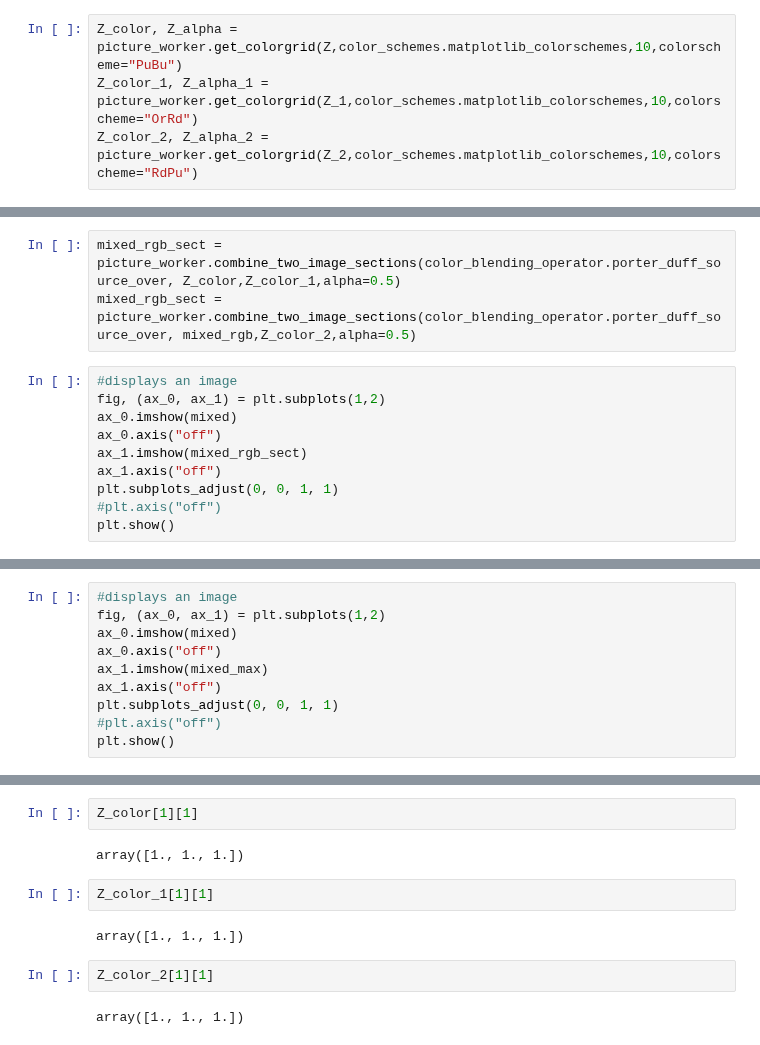
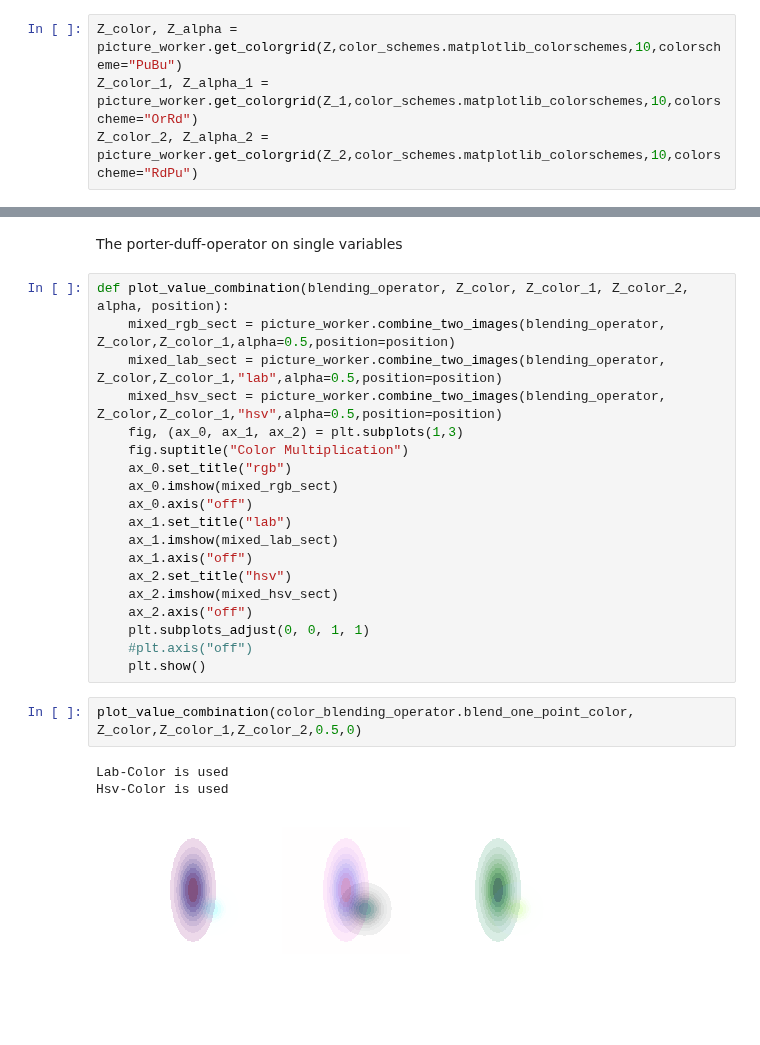
Before and after one commit to asver12/contour-maps-visualization, a Jupyter notebook: matplotlib-colorschemes-comparing-lab-rgb-porter-duff-operator.ipynb, the cells around one changed output, grey strips where cells are left out. Drawn from its saved outputs; the diff is of its cells as text; blank space fills up the shorter version.

Commit message:
added composing based on distribution values

```diff
--- a/matplotlib-colorschemes-comparing-lab-rgb-porter-duff-operator.ipynb
+++ b/matplotlib-colorschemes-comparing-lab-rgb-porter-duff-operator.ipynb
@@ -84,13 +106,0 @@ plt.show()
-# %%
-mixed_rgb_sect = picture_worker.combine_two_image_sections(color_blending_operator.porter_duff_source_over, Z_color,Z_color_1,alpha=0.5)
-mixed_rgb_sect = picture_worker.combine_two_image_sections(color_blending_operator.porter_duff_source_over, mixed_rgb,Z_color_2,alpha=0.5)
-# %%
-#displays an image
-fig, (ax_0, ax_1) = plt.subplots(1,2)
-ax_0.imshow(mixed)
-ax_0.axis("off")
-ax_1.imshow(mixed_rgb_sect)
-ax_1.axis("off")
-plt.subplots_adjust(0, 0, 1, 1)
-#plt.axis("off")
-plt.show()
@@ -102,10 +106,0 @@ mixed_max, _ = picture_worker.combine_two_image_max(mixed_max,z_new,Z_color_2,Z_
-# %%
-#displays an image
-fig, (ax_0, ax_1) = plt.subplots(1,2)
-ax_0.imshow(mixed)
-ax_0.axis("off")
-ax_1.imshow(mixed_max)
-ax_1.axis("off")
-plt.subplots_adjust(0, 0, 1, 1)
-#plt.axis("off")
-plt.show()
@@ -120,12 +107,27 @@ array([0., 0., 1.])
-# %%
-Z_color[1][1]
-# %% [output]
-array([1., 1., 1.])
-# %%
-Z_color_1[1][1]
-# %% [output]
-array([1., 1., 1.])
-# %%
-Z_color_2[1][1]
-# %% [output]
-array([1., 1., 1.])
+# %% [markdown]
+The porter-duff-operator on single variables
+# %%
+def plot_value_combination(blending_operator, Z_color, Z_color_1, Z_color_2, alpha, position):
+    mixed_rgb_sect = picture_worker.combine_two_images(blending_operator, Z_color,Z_color_1,alpha=0.5,position=position)
+    mixed_lab_sect = picture_worker.combine_two_images(blending_operator, Z_color,Z_color_1,"lab",alpha=0.5,position=position)
+    mixed_hsv_sect = picture_worker.combine_two_images(blending_operator, Z_color,Z_color_1,"hsv",alpha=0.5,position=position)
+    fig, (ax_0, ax_1, ax_2) = plt.subplots(1,3)
+    fig.suptitle("Color Multiplication")
+    ax_0.set_title("rgb")
+    ax_0.imshow(mixed_rgb_sect)
+    ax_0.axis("off")
+    ax_1.set_title("lab")
+    ax_1.imshow(mixed_lab_sect)
+    ax_1.axis("off")
+    ax_2.set_title("hsv")
+    ax_2.imshow(mixed_hsv_sect)
+    ax_2.axis("off")
+    plt.subplots_adjust(0, 0, 1, 1)
+    #plt.axis("off")
+    plt.show()
+# %%
+plot_value_combination(color_blending_operator.blend_one_point_color, Z_color,Z_color_1,Z_color_2,0.5,0)
+# %% [output]
+Lab-Color is used
+Hsv-Color is used
+[figure, added]
```
Also changed, not shown: parts of 20 cells of this notebook, 8 other files.
